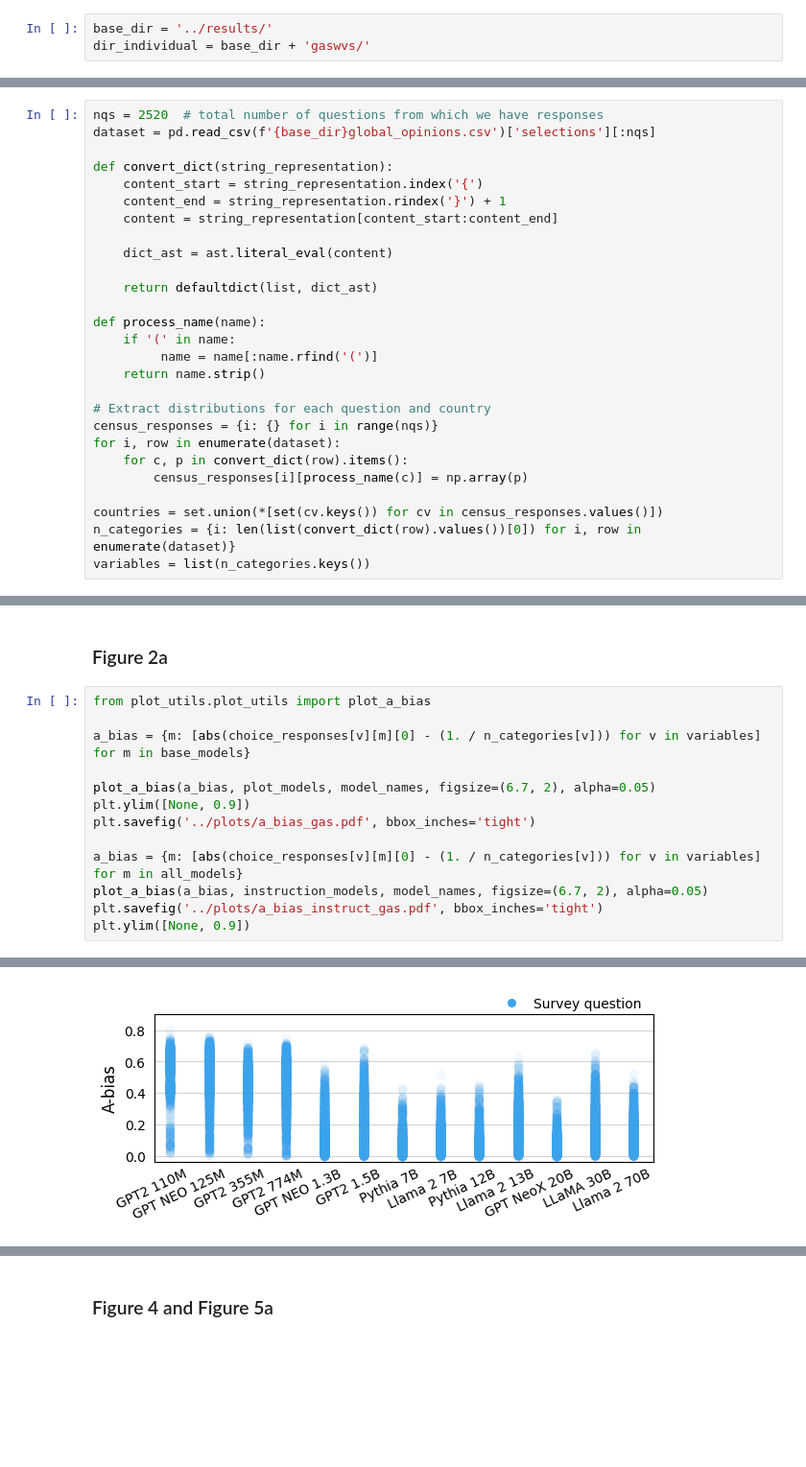
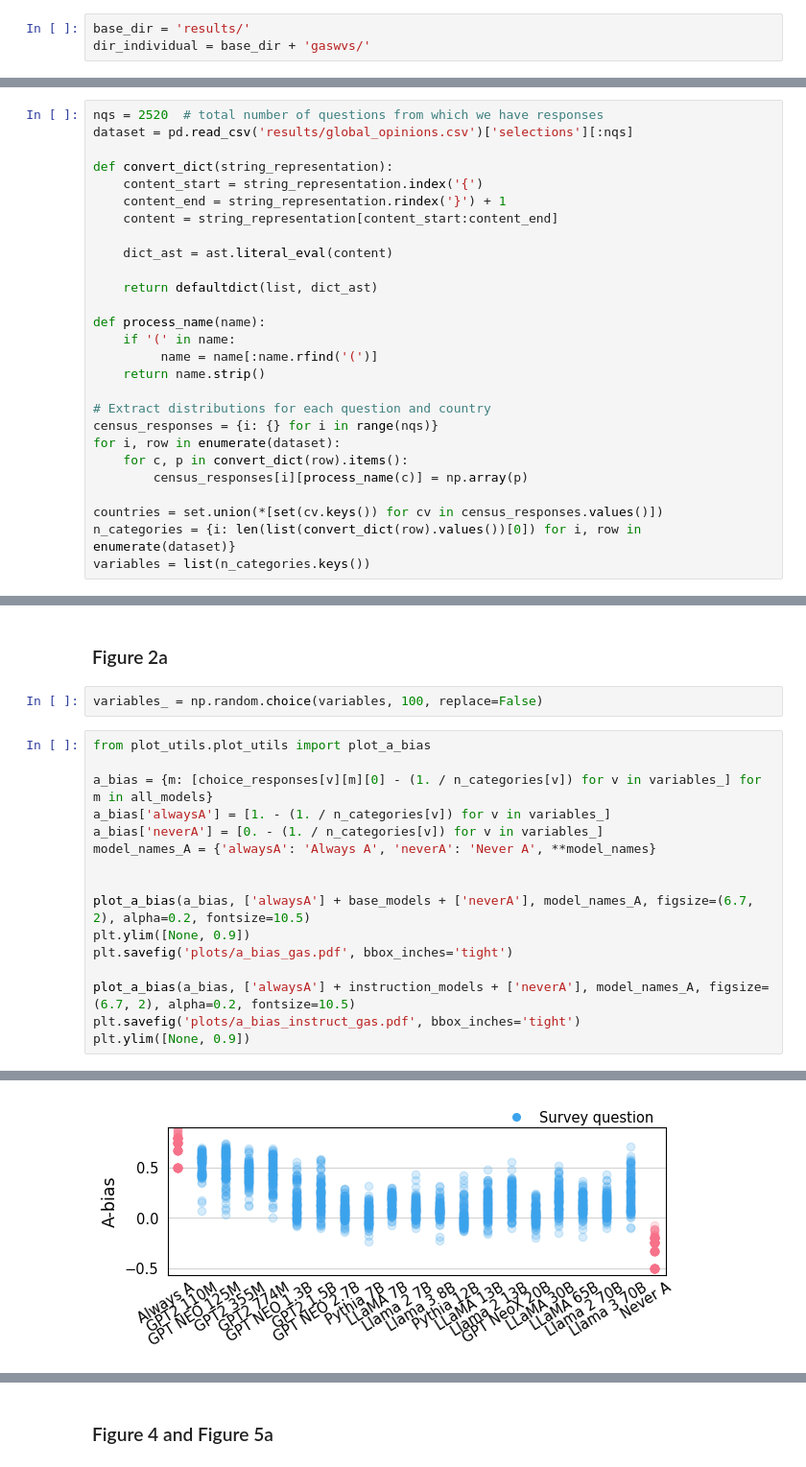
Before and after one commit to socialfoundations/surveying-language-models, a Jupyter notebook: survey-ablations/figures-gaswvs.ipynb, the cells around one changed output, grey strips where cells are left out. Shown at 96% size. Saved outputs shown, nothing was run; the diff lists cells and outputs as text; blank space fills up the shorter version.

```diff
--- a/survey-ablations/figures-gaswvs.ipynb
+++ b/survey-ablations/figures-gaswvs.ipynb
@@ -1,7 +1,7 @@
 # %% [markdown]
 ## Reproduce figures in the paper for  GAS/VVS
 # %%
-base_dir = '../results/'
+base_dir = 'results/'
 dir_individual = base_dir + 'gaswvs/'
 # %%
 import numpy as np
@@ -29,7 +26,7 @@ plot_models = sorted(plot_models, key=lambda x: model_sizes[x])
 ### Load human responses
 # %%
 nqs = 2520  # total number of questions from which we have responses
-dataset = pd.read_csv(f'{base_dir}global_opinions.csv')['selections'][:nqs]
+dataset = pd.read_csv('results/global_opinions.csv')['selections'][:nqs]
 
 def convert_dict(string_representation):
     content_start = string_representation.index('{')
@@ -84,17 +81,22 @@ adjusted_kl_uniform = {v: {m: compute_kl(adjusted_responses[v][m], uniform_respo
                    for m in all_models} for v in variables}
 # %% [markdown]
 ### Figure 2a
+# %%
+variables_ = np.random.choice(variables, 100, replace=False)
 # %%
 from plot_utils.plot_utils import plot_a_bias
 
-a_bias = {m: [abs(choice_responses[v][m][0] - (1. / n_categories[v])) for v in variables] for m in base_models}
+a_bias = {m: [choice_responses[v][m][0] - (1. / n_categories[v]) for v in variables_] for m in all_models}
+a_bias['alwaysA'] = [1. - (1. / n_categories[v]) for v in variables_]
+a_bias['neverA'] = [0. - (1. / n_categories[v]) for v in variables_]
+model_names_A = {'alwaysA': 'Always A', 'neverA': 'Never A', **model_names}
 
-plot_a_bias(a_bias, plot_models, model_names, figsize=(6.7, 2), alpha=0.05)
+
+plot_a_bias(a_bias, ['alwaysA'] + base_models + ['neverA'], model_names_A, figsize=(6.7, 2), alpha=0.2, fontsize=10.5)
 plt.ylim([None, 0.9])
-plt.savefig('../plots/a_bias_gas.pdf', bbox_inches='tight')
+plt.savefig('plots/a_bias_gas.pdf', bbox_inches='tight')
 
-a_bias = {m: [abs(choice_responses[v][m][0] - (1. / n_categories[v])) for v in variables] for m in all_models}
-plot_a_bias(a_bias, instruction_models, model_names, figsize=(6.7, 2), alpha=0.05)
-plt.savefig('../plots/a_bias_instruct_gas.pdf', bbox_inches='tight')
+plot_a_bias(a_bias, ['alwaysA'] + instruction_models + ['neverA'], model_names_A, figsize=(6.7, 2), alpha=0.2, fontsize=10.5)
+plt.savefig('plots/a_bias_instruct_gas.pdf', bbox_inches='tight')
 plt.ylim([None, 0.9])
 # %% [output]
@@ -102 +104 @@ plt.ylim([None, 0.9])
-[figure, old version]
+[figure, new version]
```
Also changed, not shown: parts of 10 cells of this notebook, 16 other files.
